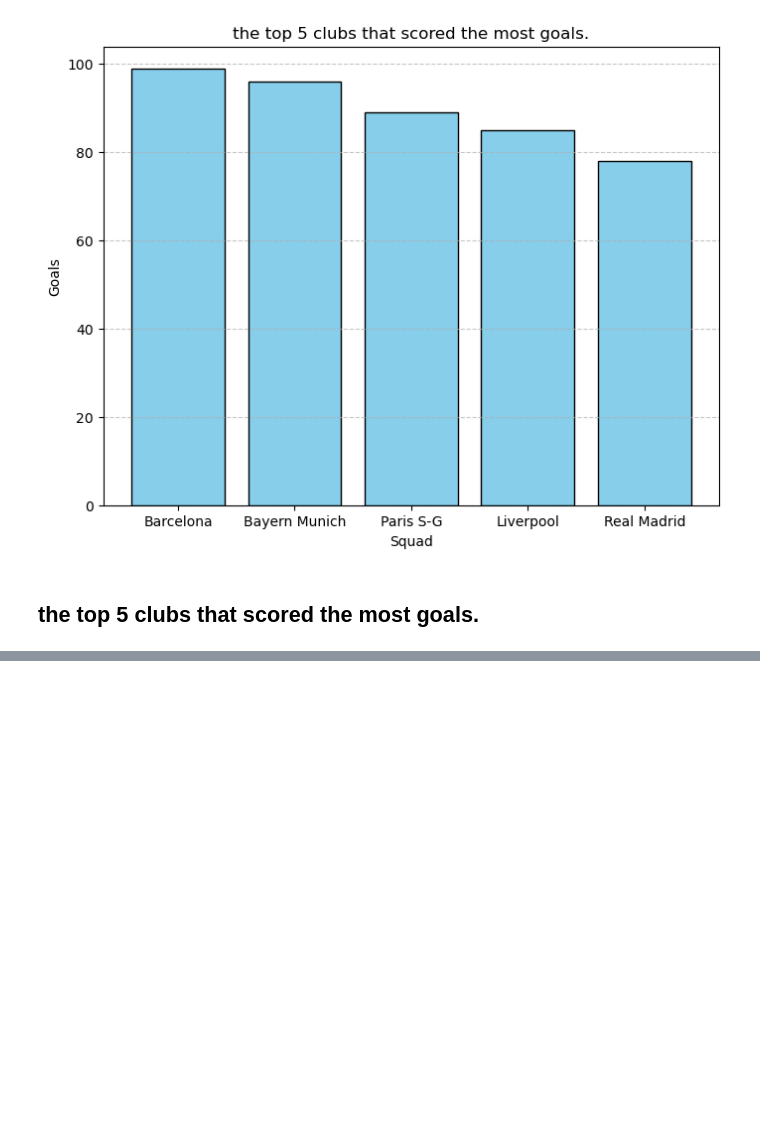
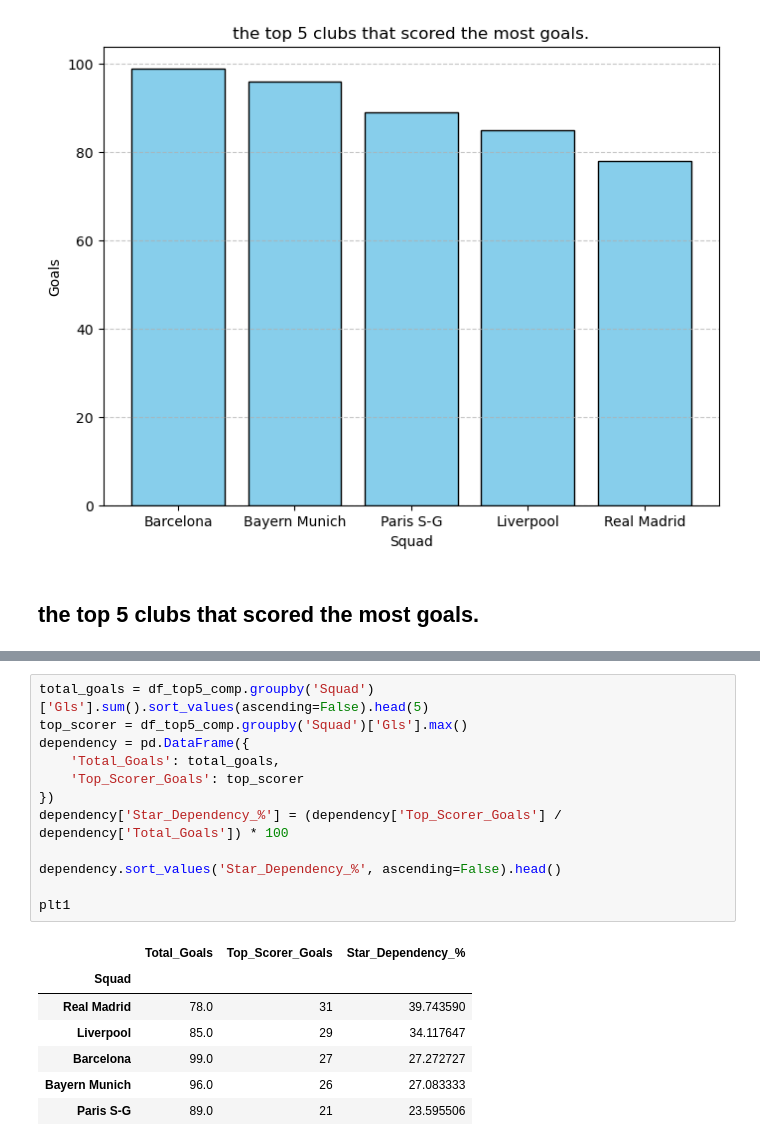
Before and after one commit to Hamza-rami/football-stats-analytics, a Jupyter notebook: project8.ipynb, the cells around one changed output, grey strips where cells are left out. Drawn from its saved outputs; the diff is of its cells as text; blank space fills up the shorter version.

```diff
--- a/project8.ipynb
+++ b/project8.ipynb
@@ -48,0 +78,20 @@ Name: Gls, dtype: int64
+# %%
+total_goals = df_top5_comp.groupby('Squad')['Gls'].sum().sort_values(ascending=False).head(5)
+top_scorer = df_top5_comp.groupby('Squad')['Gls'].max()
+dependency = pd.DataFrame({
+    'Total_Goals': total_goals,
+    'Top_Scorer_Goals': top_scorer
+})
+dependency['Star_Dependency_%'] = (dependency['Top_Scorer_Goals'] / dependency['Total_Goals']) * 100
+
+dependency.sort_values('Star_Dependency_%', ascending=False).head()
+
+plt1
+# %% [output]
+|  | Total_Goals | Top_Scorer_Goals | Star_Dependency_% |
+| Squad |  |  |  |
+| Real Madrid | 78.0 | 31 | 39.743590 |
+| Liverpool | 85.0 | 29 | 34.117647 |
+| Barcelona | 99.0 | 27 | 27.272727 |
+| Bayern Munich | 96.0 | 26 | 27.083333 |
+| Paris S-G | 89.0 | 21 | 23.595506 |
```
Also changed, not shown: parts of 2 cells of this notebook.
